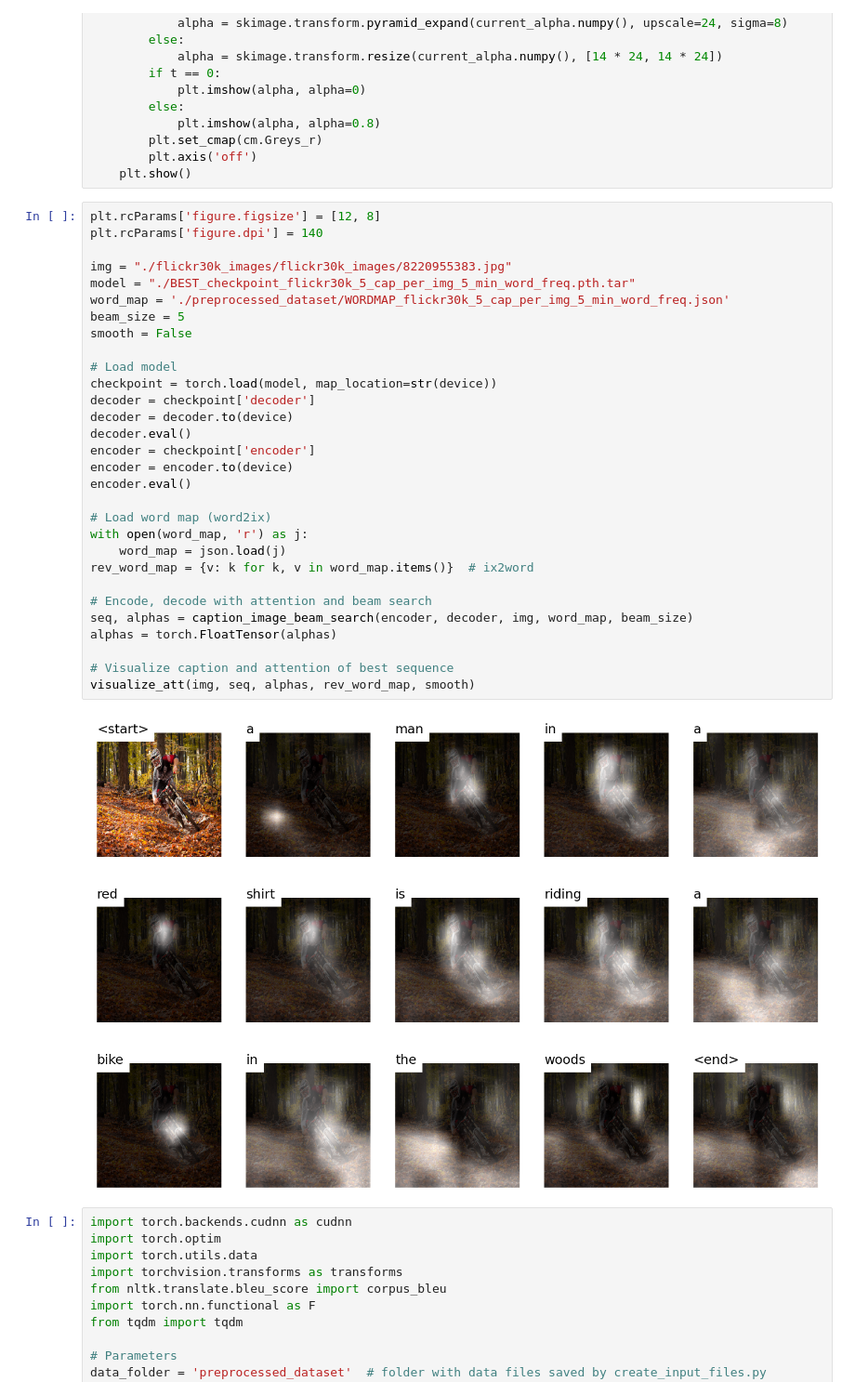
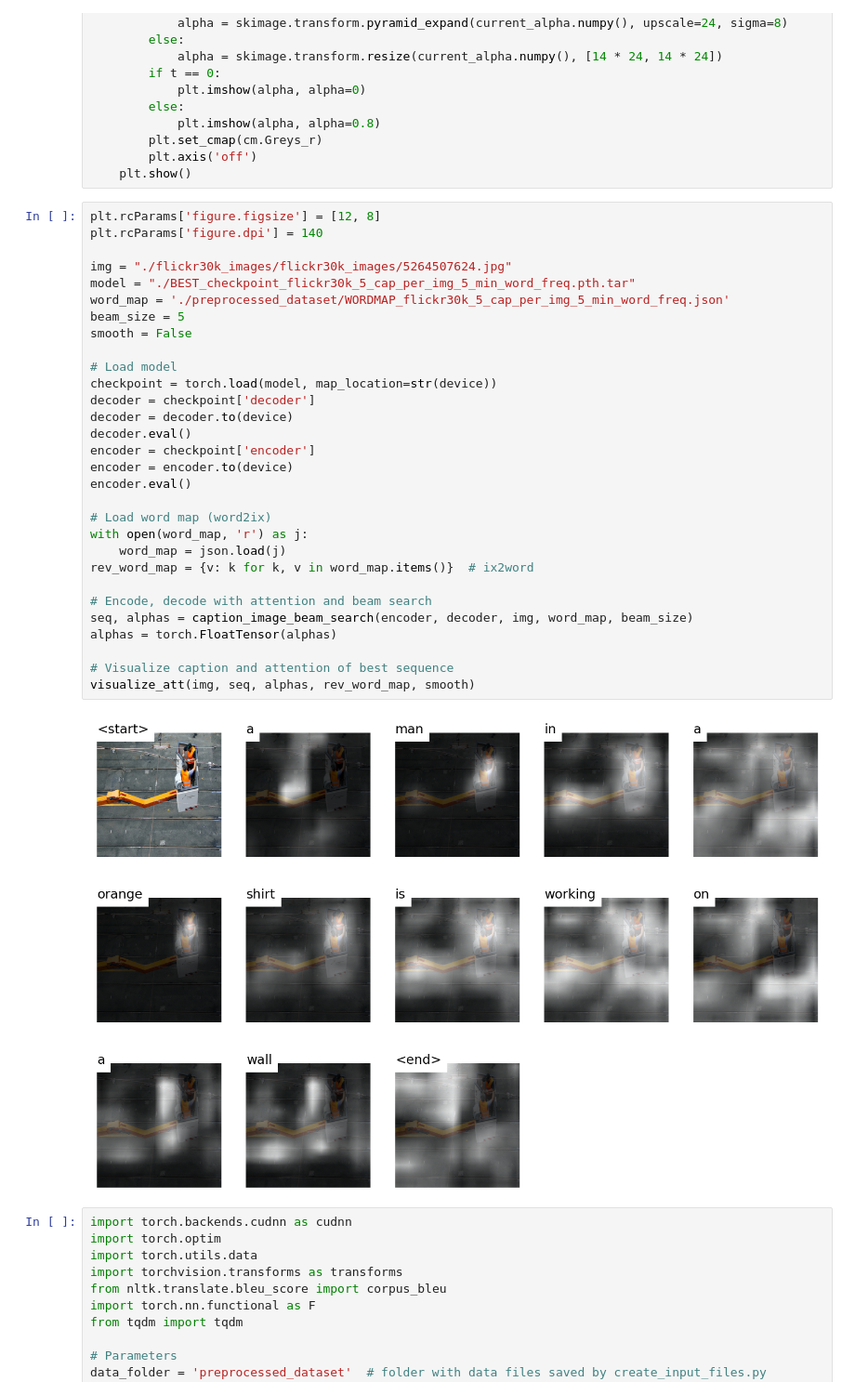
Before and after one commit to sanghoonsim/EEE511-Artificial-Neural-Computation, a Jupyter notebook: attention_flickr30k.ipynb, the cells around one changed output. Shown at 93% size. Saved outputs shown, nothing was run; the diff lists cells and outputs as text.

```diff
--- a/attention_flickr30k.ipynb
+++ b/attention_flickr30k.ipynb
@@ -1190,35 +1163,35 @@ def visualize_att(image_path, seq, alphas, rev_word_map, smooth=True):
 # %%
 plt.rcParams['figure.figsize'] = [12, 8]
 plt.rcParams['figure.dpi'] = 140
 
-img = "./flickr30k_images/flickr30k_images/8220955383.jpg"
+img = "./flickr30k_images/flickr30k_images/5264507624.jpg"
 model = "./BEST_checkpoint_flickr30k_5_cap_per_img_5_min_word_freq.pth.tar"
 word_map = './preprocessed_dataset/WORDMAP_flickr30k_5_cap_per_img_5_min_word_freq.json'
 beam_size = 5
 smooth = False
 
 # Load model
 checkpoint = torch.load(model, map_location=str(device))
 decoder = checkpoint['decoder']
 decoder = decoder.to(device)
 decoder.eval()
 encoder = checkpoint['encoder']
 encoder = encoder.to(device)
 encoder.eval()
 
 # Load word map (word2ix)
 with open(word_map, 'r') as j:
     word_map = json.load(j)
 rev_word_map = {v: k for k, v in word_map.items()}  # ix2word
 
 # Encode, decode with attention and beam search
 seq, alphas = caption_image_beam_search(encoder, decoder, img, word_map, beam_size)
 alphas = torch.FloatTensor(alphas)
 
 # Visualize caption and attention of best sequence
 visualize_att(img, seq, alphas, rev_word_map, smooth)
 # %% [output]
-[figure, old version]
+[figure, new version]
 # %%
 import torch.backends.cudnn as cudnn
 import torch.optim
```
Also changed, not shown: parts of 6 cells of this notebook.
